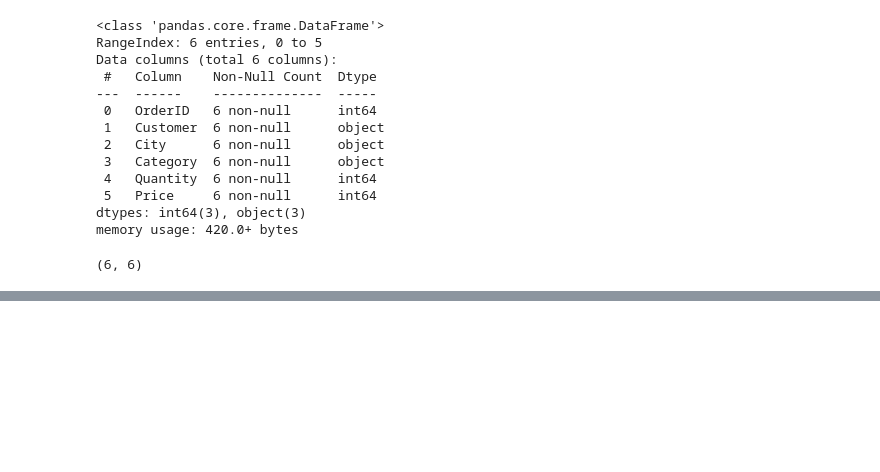
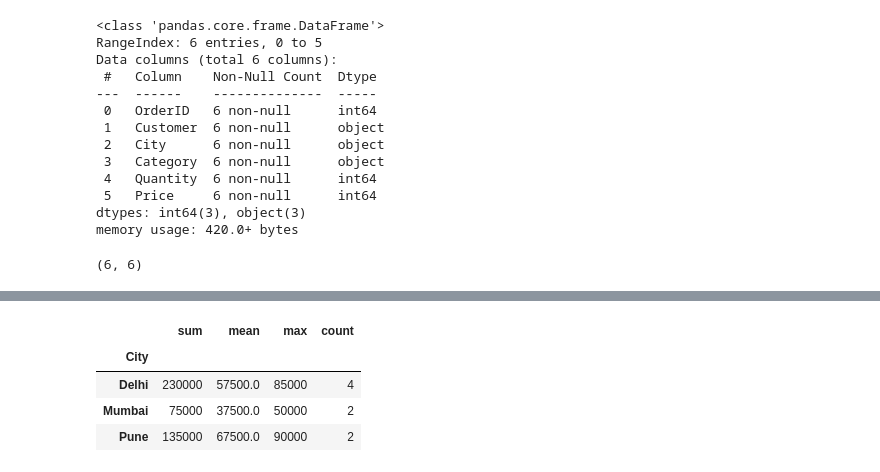
Before and after one commit to hiteshparashar4/collab, a Jupyter notebook: chapter_appendix-tools-for-deep-learning/jupyter.ipynb, the cells around one changed output, grey strips where cells are left out. Saved outputs shown, nothing was run; the diff lists cells and outputs as text; code cells hidden in the pictures; blank space fills up the shorter version.

```diff
--- a/chapter_appendix-tools-for-deep-learning/jupyter.ipynb
+++ b/chapter_appendix-tools-for-deep-learning/jupyter.ipynb
@@ -89,0 +119,14 @@ sales.shape
+# %%
+# Question 3 (Multiple Aggregations)
+# For each city, find:
+# Total Sales
+# Average Sales
+# Maximum Sales
+# Number of Orders
+sales.groupby('City')['Amount'].agg(['sum', 'mean', 'max', 'count'])
+# %% [output]
+|  | sum | mean | max | count |
+| City |  |  |  |  |
+| Delhi | 230000 | 57500.0 | 85000 | 4 |
+| Mumbai | 75000 | 37500.0 | 50000 | 2 |
+| Pune | 135000 | 67500.0 | 90000 | 2 |
```
Also changed, not shown: parts of 6 cells of this notebook.
